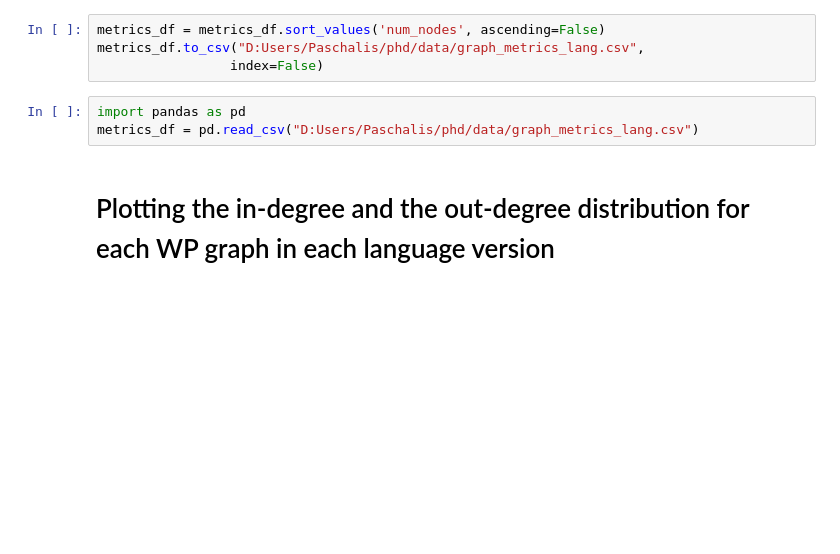
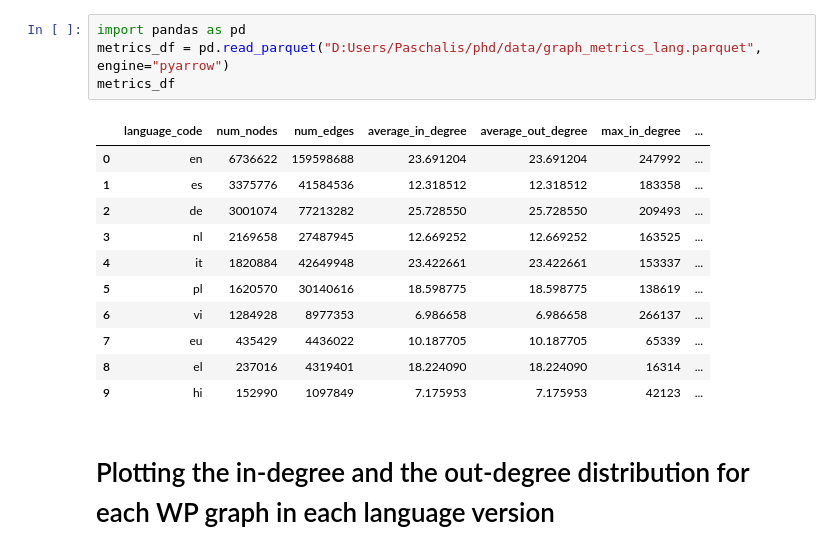
Before and after one commit to PaschalisAg/WikiTextGraph, a Jupyter notebook: notebook/EDA_graph.ipynb, the cells around one changed output. Cells and saved outputs as stored; diff of their text form; blank space fills up the shorter version.

```diff
--- a/notebook/EDA_graph.ipynb
+++ b/notebook/EDA_graph.ipynb
@@ -74,10 +76,19 @@ Wall time: 29min 39s
-# %%
-metrics_df = metrics_df.sort_values('num_nodes', ascending=False)
-metrics_df.to_csv("D:Users/Paschalis/phd/data/graph_metrics_lang.csv",
-                 index=False)
 # %%
 import pandas as pd
-metrics_df = pd.read_csv("D:Users/Paschalis/phd/data/graph_metrics_lang.csv")
+metrics_df = pd.read_parquet("D:Users/Paschalis/phd/data/graph_metrics_lang.parquet", engine="pyarrow")
+metrics_df
+# %% [output]
+|  | language_code | num_nodes | num_edges | average_in_degree | average_out_degree | max_in_degree | ... |
+| 0 | en | 6736622 | 159598688 | 23.691204 | 23.691204 | 247992 | ... |
+| 1 | es | 3375776 | 41584536 | 12.318512 | 12.318512 | 183358 | ... |
+| 2 | de | 3001074 | 77213282 | 25.728550 | 25.728550 | 209493 | ... |
+| 3 | nl | 2169658 | 27487945 | 12.669252 | 12.669252 | 163525 | ... |
+| 4 | it | 1820884 | 42649948 | 23.422661 | 23.422661 | 153337 | ... |
+| 5 | pl | 1620570 | 30140616 | 18.598775 | 18.598775 | 138619 | ... |
+| 6 | vi | 1284928 | 8977353 | 6.986658 | 6.986658 | 266137 | ... |
+| 7 | eu | 435429 | 4436022 | 10.187705 | 10.187705 | 65339 | ... |
+| 8 | el | 237016 | 4319401 | 18.224090 | 18.224090 | 16314 | ... |
+| 9 | hi | 152990 | 1097849 | 7.175953 | 7.175953 | 42123 | ... |
 # %% [markdown]
 # Plotting the in-degree and the out-degree distribution for each WP graph in each language version
 # %%
```
Also changed, not shown: parts of 2 cells of this notebook, 4 other files.
